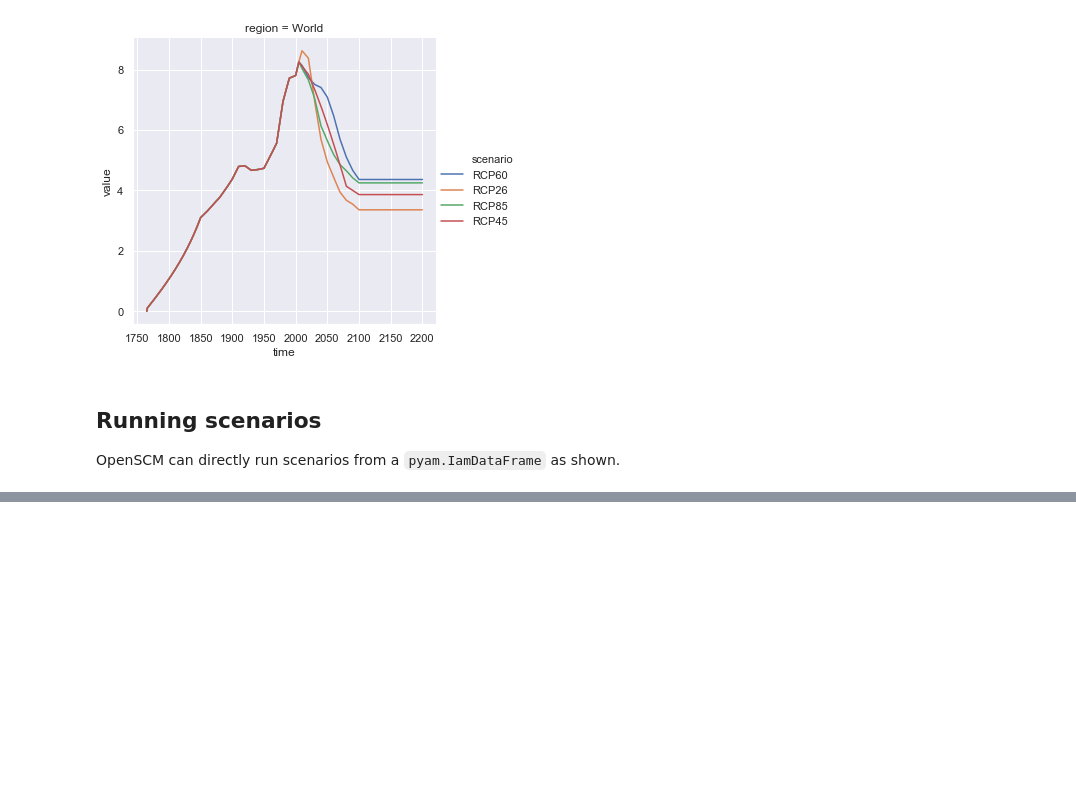
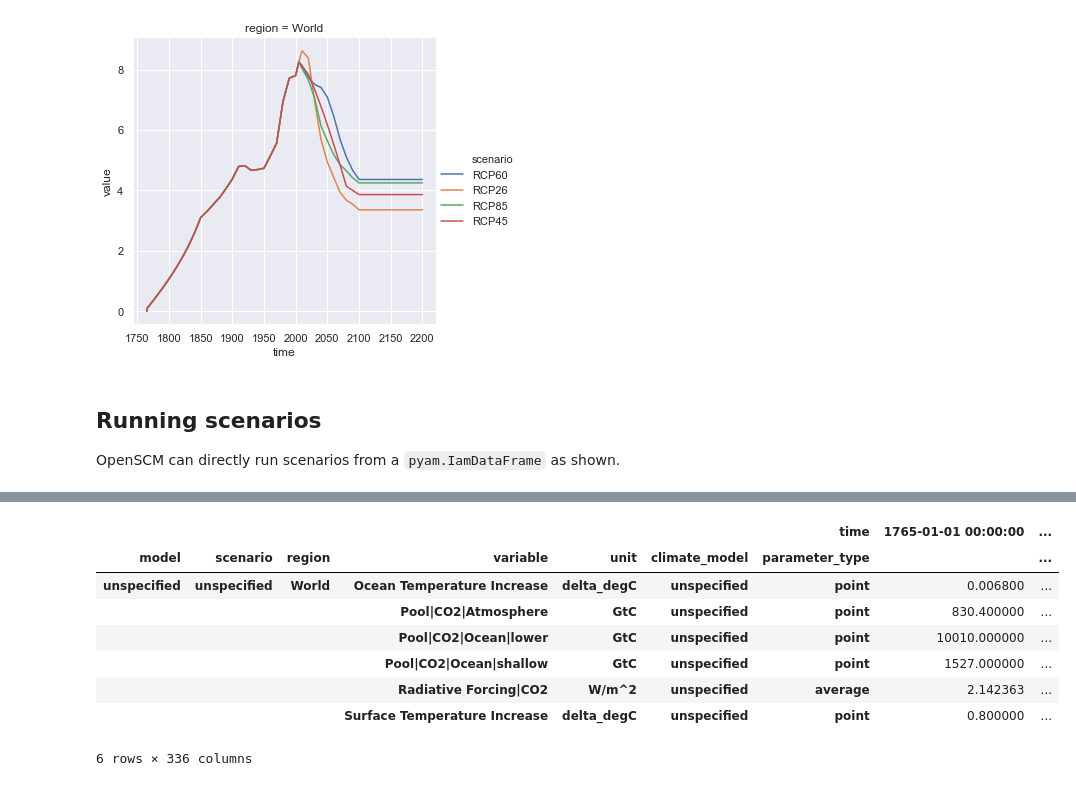
Before and after one commit to openscm/openscm, a Jupyter notebook: notebooks/pyam-integration.ipynb, the cells around one changed output, grey strips where cells are left out. Saved outputs shown, nothing was run; the diff lists cells and outputs as text; code cells hidden in the pictures; blank space fills up the shorter version.

```diff
--- a/notebooks/pyam-integration.ipynb
+++ b/notebooks/pyam-integration.ipynb
@@ -107,0 +142,12 @@ OpenSCM can directly run scenarios from a `pyam.IamDataFrame` as shown.
+# %%
+output_scmdf.timeseries()
+# %% [output]
+|  |  |  |  |  |  | time | 1765-01-01 00:00:00 | ... |
+| model | scenario | region | variable | unit | climate_model | parameter_type |  | ... |
+| unspecified | unspecified | World | Ocean Temperature Increase | delta_degC | unspecified | point | 0.006800 | ... |
+|  |  |  | Pool|CO2|Atmosphere | GtC | unspecified | point | 830.400000 | ... |
+|  |  |  | Pool|CO2|Ocean|lower | GtC | unspecified | point | 10010.000000 | ... |
+|  |  |  | Pool|CO2|Ocean|shallow | GtC | unspecified | point | 1527.000000 | ... |
+|  |  |  | Radiative Forcing|CO2 | W/m^2 | unspecified | average | 2.142363 | ... |
+|  |  |  | Surface Temperature Increase | delta_degC | unspecified | point | 0.800000 | ... |
+6 rows × 336 columns
```
Also changed, not shown: parts of 4 cells of this notebook, 1 other file.
